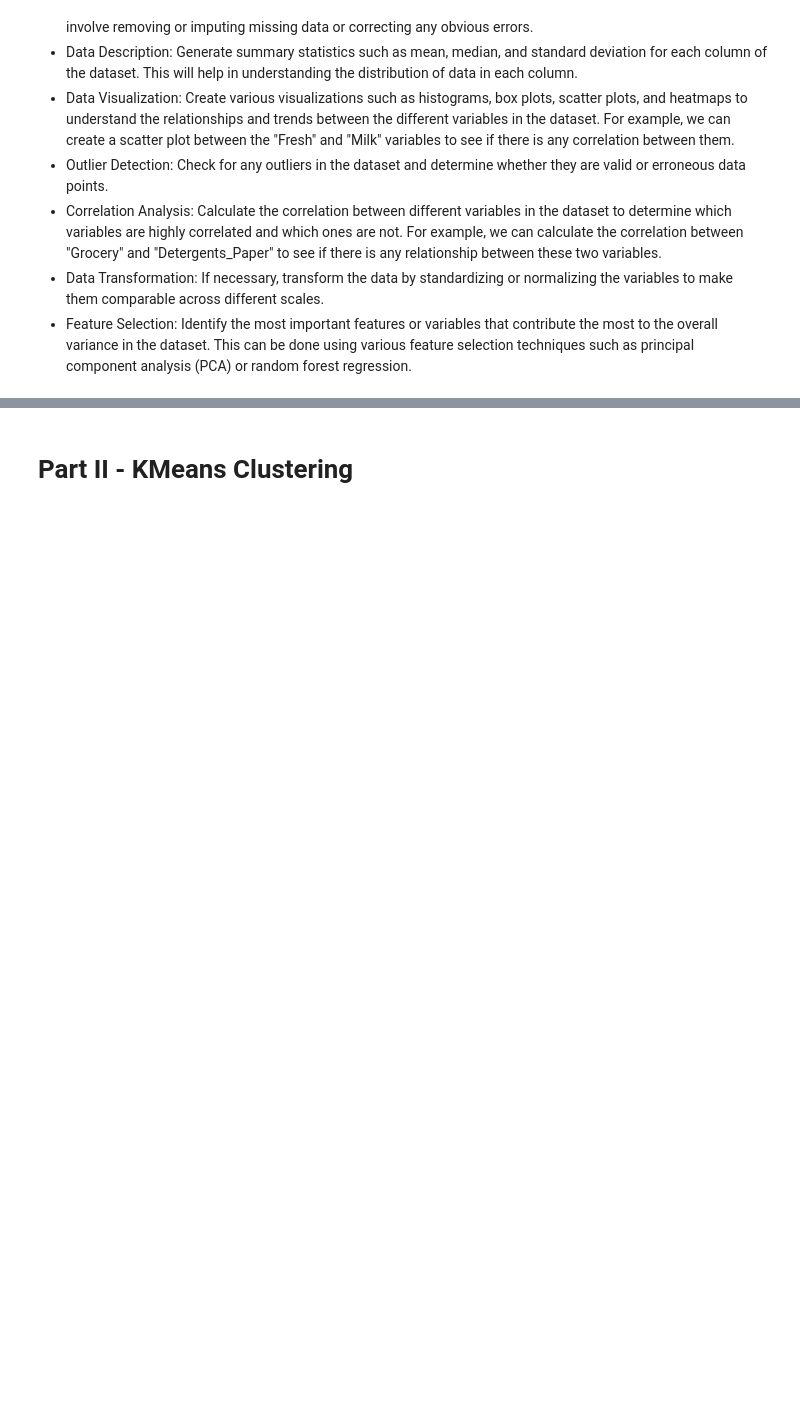
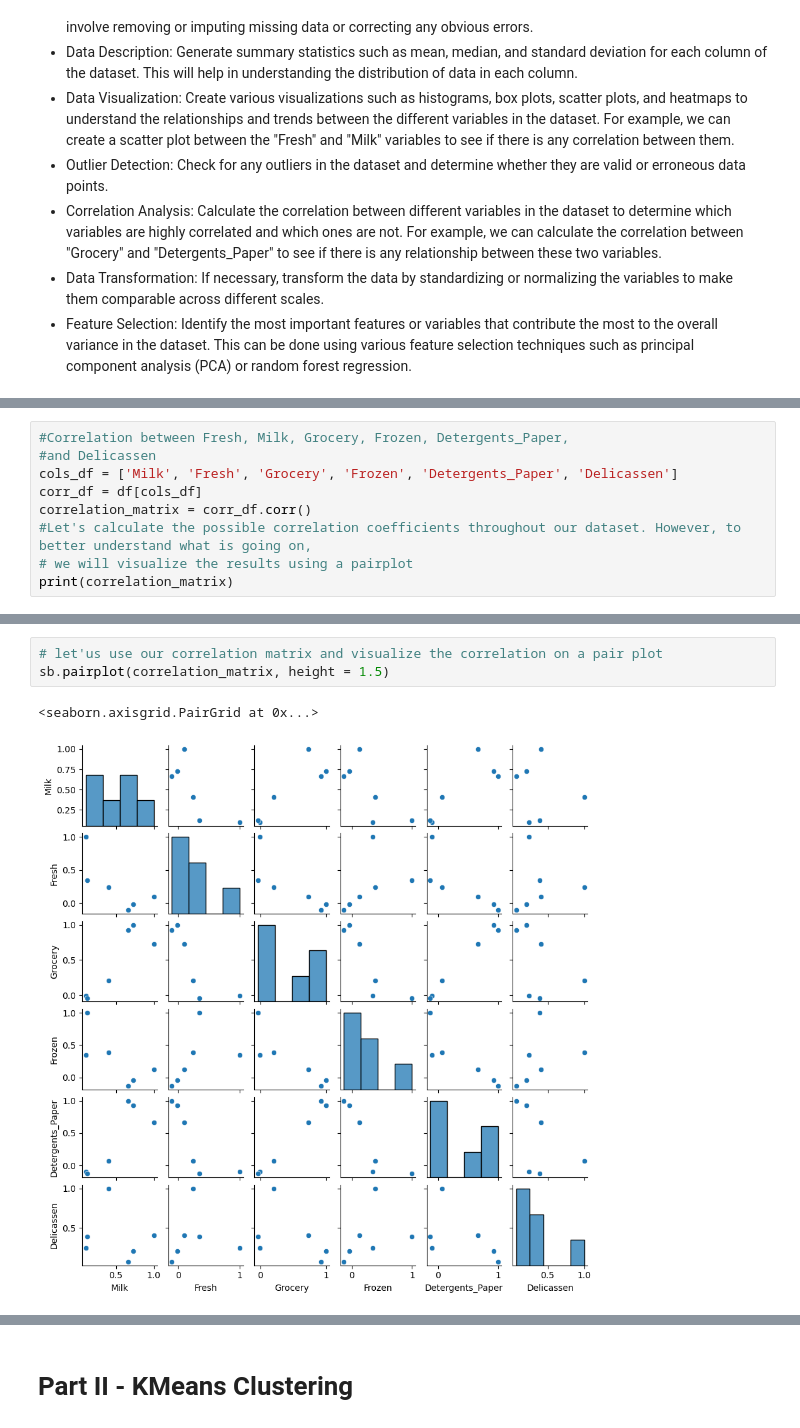
Before and after one commit to inn-ctrl/ml-project-unsupervised-learning, a Jupyter notebook: Unsupervised Learning - Project.ipynb, the cells around one changed output, grey strips where cells are left out. Cells and saved outputs as stored; diff of their text form; blank space fills up the shorter version.

```diff
--- a/Unsupervised Learning - Project.ipynb
+++ b/Unsupervised Learning - Project.ipynb
@@ -101,0 +165,9 @@ for col in columns:
+# %%
+#Correlation between Fresh, Milk, Grocery, Frozen, Detergents_Paper,
+#and Delicassen
+cols_df = ['Milk', 'Fresh', 'Grocery', 'Frozen', 'Detergents_Paper', 'Delicassen']
+corr_df = df[cols_df]
+correlation_matrix = corr_df.corr()
+#Let's calculate the possible correlation coefficients throughout our dataset. However, to better understand what is going on,
+# we will visualize the results using a pairplot
+print(correlation_matrix)
@@ -101,0 +190,6 @@ for col in columns:
+# %%
+# let'us use our correlation matrix and visualize the correlation on a pair plot
+sb.pairplot(correlation_matrix, height = 1.5)
+# %% [output]
+<seaborn.axisgrid.PairGrid at 0x...>
+[figure, added]
```
Also changed, not shown: parts of 24 cells of this notebook.
